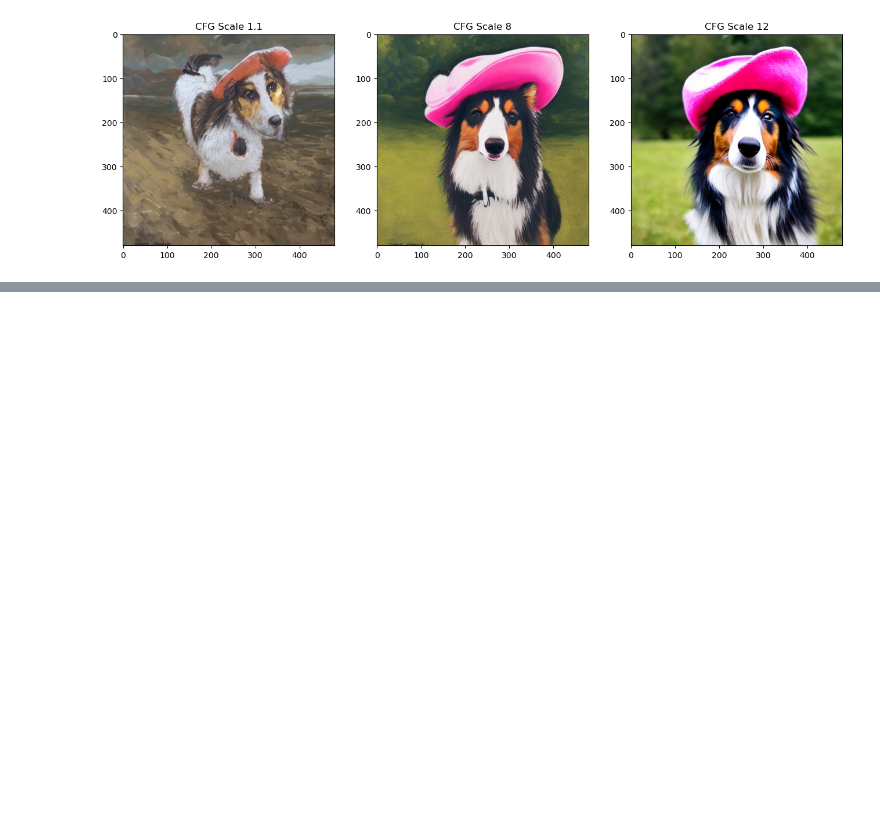
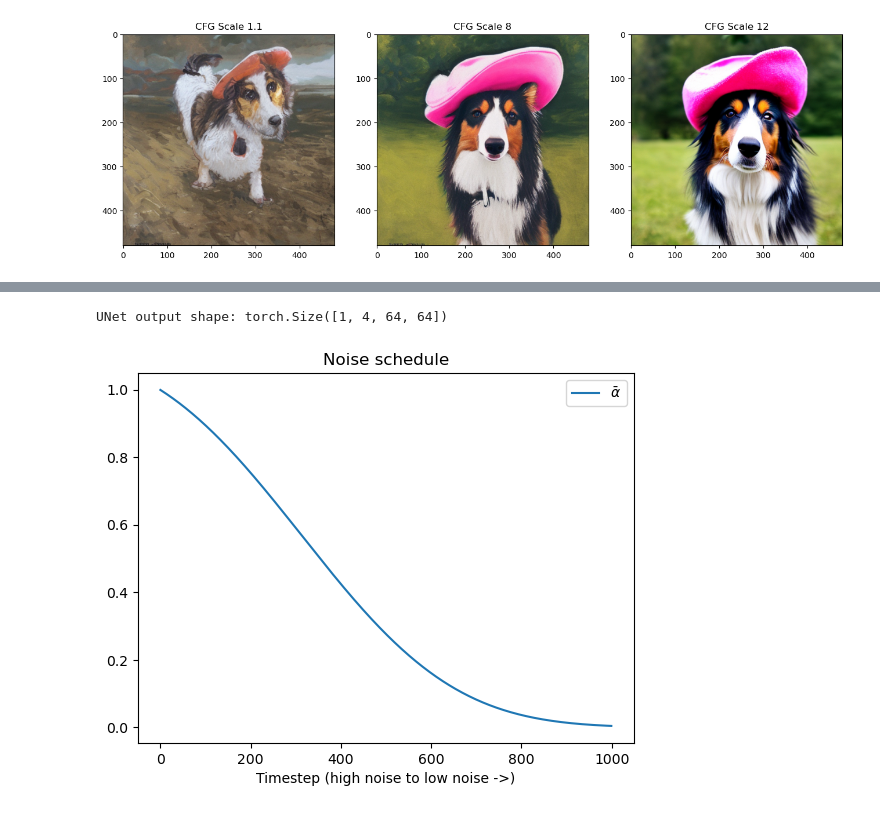
Before and after one commit to ycsek/MHC-Lab, a Jupyter notebook: Task 3/demo2.ipynb, the cells around one changed output, grey strips where cells are left out. Saved outputs shown, nothing was run; the diff lists cells and outputs as text; code cells hidden in the pictures; blank space fills up the shorter version.

```diff
--- a/Task 3/demo2.ipynb
+++ b/Task 3/demo2.ipynb
@@ -93,0 +159,18 @@ for i, ax in enumerate(axs):
+# %%
+# Dummy inputs
+timestep = pipe.scheduler.timesteps[0]
+latents = torch.randn(1, 4, 64, 64).to(device)
+text_embeddings = torch.randn(1, 77, 1024).to(device)
+
+# Model prediction
+with torch.no_grad():
+  unet_output = pipe.unet(latents, timestep, text_embeddings).sample
+print('UNet output shape:', unet_output.shape) # Same shape as the input latents
+# %% [output]
+UNet output shape: torch.Size([1, 4, 64, 64])
+# %%
+plt.plot(pipe.scheduler.alphas_cumprod, label=r'$\bar{\alpha}$')
+plt.xlabel('Timestep (high noise to low noise ->)');
+plt.title('Noise schedule');plt.legend();
+# %% [output]
+[figure, added]
```
Also changed, not shown: parts of 6 cells of this notebook, 1 other file.
